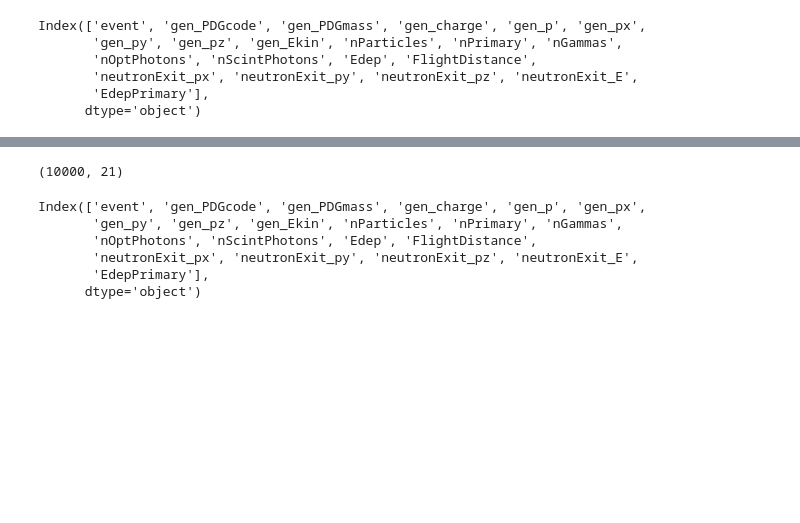
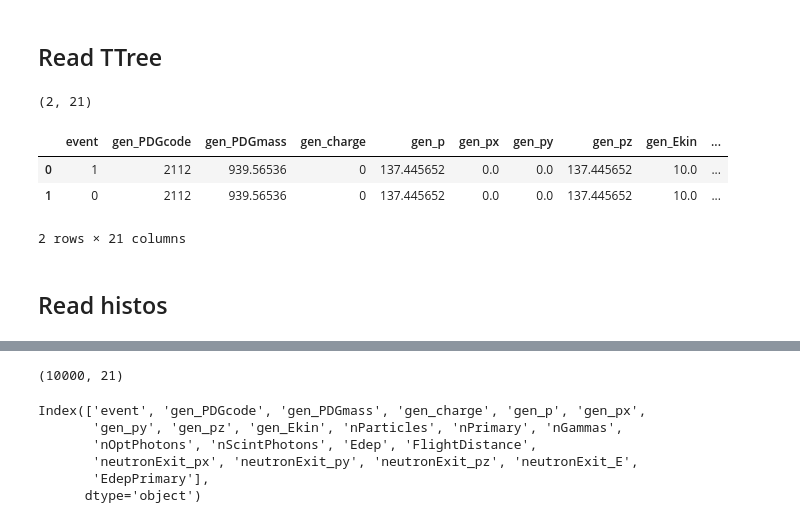
Before and after one commit to eberthol/G4_LAr, a Jupyter notebook: inspect_rootfile.ipynb, the cells around one changed output, grey strips where cells are left out. Cells and saved outputs as stored; diff of their text form; code cells hidden in the pictures; blank space fills up the shorter version.

```diff
--- a/inspect_rootfile.ipynb
+++ b/inspect_rootfile.ipynb
@@ -16,6 +20,20 @@ import uproot
+# %% [markdown]
+## Read TTree
 # %%
 # t = uproot.concatenate('build/output*.root:truth',  library="pd", num_workers=10) #filter_name=cols
-# print(t.shape)
-# with uproot.recreate('output_40k_./s  5MeV.root') as file:
-#     file['truth'] = t
-# t.columns
+t = uproot.concatenate('build/output_r0_t*.root:truth',  library="pd", num_workers=10) #filter_name=cols
+print(t.shape)
+t.head()
+
+# or
+# file = uproot.open(f"build/output_r0_t7.root")
+# file.keys()
+# data_dict = file['truth'].arrays(library="np")
+# df = pd.DataFrame(data_dict)
+# df.shape
+# %% [output]
+(2, 21)
+|  | event | gen_PDGcode | gen_PDGmass | gen_charge | gen_p | gen_px | gen_py | gen_pz | gen_Ekin | ... |
+| 0 | 1 | 2112 | 939.56536 | 0 | 137.445652 | 0.0 | 0.0 | 137.445652 | 10.0 | ... |
+| 1 | 0 | 2112 | 939.56536 | 0 | 137.445652 | 0.0 | 0.0 | 137.445652 | 10.0 | ... |
+2 rows × 21 columns
@@ -24,12 +40,5 @@ t = uproot.concatenate('build/output*.root:truth',  library="pd", num_workers=10
-# %%
-t.keys()
-# %% [output]
-Index(['event', 'gen_PDGcode', 'gen_PDGmass', 'gen_charge', 'gen_p', 'gen_px',
-       'gen_py', 'gen_pz', 'gen_Ekin', 'nParticles', 'nPrimary', 'nGammas',
-       'nOptPhotons', 'nScintPhotons', 'Edep', 'FlightDistance',
-       'neutronExit_px', 'neutronExit_py', 'neutronExit_pz', 'neutronExit_E',
-       'EdepPrimary'],
-      dtype='object')
+# %% [markdown]
+## Read histos
 # %%
 file = uproot.open(f"build/output_r0.root")
 file.keys()
```
Also changed, not shown: parts of 8 cells of this notebook, 2 other files.
